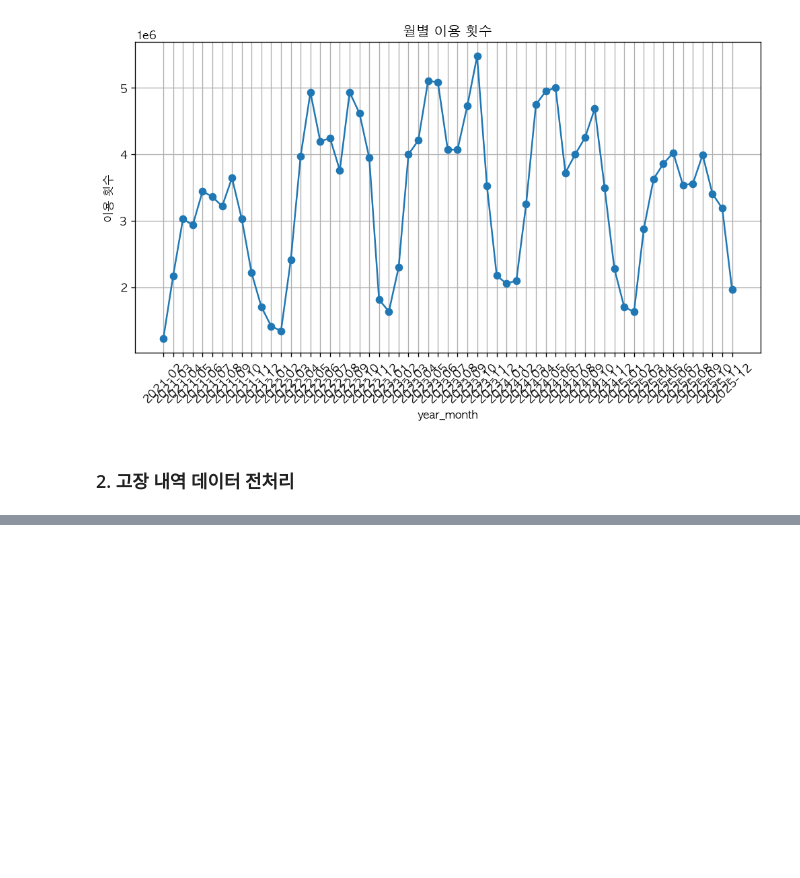
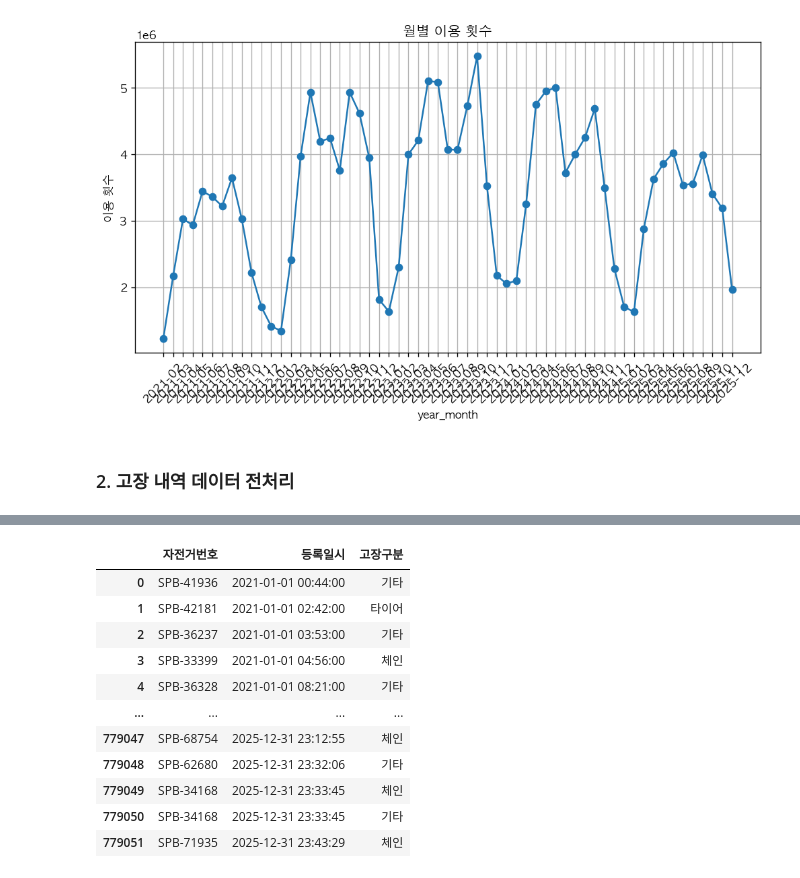
Before and after one commit to Jinx921/26-1_BITAmin_project, a Jupyter notebook: data_eda.ipynb, the cells around one changed output, grey strips where cells are left out. Drawn from its saved outputs; the diff is of its cells as text; code cells hidden in the pictures; blank space fills up the shorter version.

```diff
--- a/data_eda.ipynb
+++ b/data_eda.ipynb
@@ -268,0 +300,3 @@ repair_sample.head()
+# %%
+repair_files = sorted(glob.glob(os.path.join(REPAIR_DIR, "*.csv")))
+repair_files
@@ -268,0 +316,65 @@ repair_sample.head()
+# %%
+# 각 데이터 파일별로 컬럼명 확인
+# 인코딩 언어 확인
+for file in repair_files:
+    try:
+        df_temp = pd.read_csv(file, encoding='cp949', nrows=3)
+    except:
+        try:
+            df_temp = pd.read_csv(file, encoding='utf-8', nrows=3)
+        except:
+            df_temp = pd.read_excel(file, nrows=3)
+
+    df_temp.columns = df_temp.columns.str.strip()
+    print(f"\n파일명: {file}")
+    print(df_temp.columns.tolist())
+# %%
+# 컬럼 통일하고 데이터 concat
+repair_dfs = []
+
+for file in repair_files:
+    print(f"처리 중: {os.path.basename(file)}")
+
+    try:
+        df = pd.read_csv(file, encoding="cp949", low_memory=False)
+    except:
+        df = pd.read_csv(file, encoding="utf-8", low_memory=False)
+
+    # 컬럼명 공백 제거
+    df.columns = df.columns.str.strip()
+
+    # 컬럼명 통일
+    if '구분' in df.columns and '고장구분' not in df.columns:
+        df = df.rename(columns={'구분': '고장구분'})
+
+    # 필요한 컬럼만 남기기
+    df = df[['자전거번호', '등록일시', '고장구분']].copy()
+
+    # 등록일시 문자열 정리
+    df['등록일시'] = df['등록일시'].astype(str).str.strip()
+    df['등록일시'] = (
+        df['등록일시']
+        .str.replace('.', '-', regex=False)
+        .str.replace('/', '-', regex=False)
+    )
+    df['등록일시'] = df['등록일시'].replace(['', 'nan', 'None'], pd.NA)
+
+    # mixed 포맷 datetime 변환
+    df['등록일시'] = pd.to_datetime(
+        df['등록일시'],
+        format='mixed',
+        errors='coerce'
+    )
+
+    # 변환 실패 확인
+    na_count = df['등록일시'].isna().sum()
+    # print(f"등록일시 결측치: {na_count}")
+
+    repair_dfs.append(df)
+
+repair_all = pd.concat(repair_dfs, ignore_index=True)
+
+print("최종 shape:", repair_all.shape)
+print("최종 결측 수:", repair_all['등록일시'].isna().sum())
+display(repair_all)
+# %% [output]
@@ -268,0 +395,12 @@ repair_sample.head()
+|  | 자전거번호 | 등록일시 | 고장구분 |
+| 0 | SPB-41936 | 2021-01-01 00:44:00 | 기타 |
+| 1 | SPB-42181 | 2021-01-01 02:42:00 | 타이어 |
+| 2 | SPB-36237 | 2021-01-01 03:53:00 | 기타 |
+| 3 | SPB-33399 | 2021-01-01 04:56:00 | 체인 |
+| 4 | SPB-36328 | 2021-01-01 08:21:00 | 기타 |
+| ... | ... | ... | ... |
+| 779047 | SPB-68754 | 2025-12-31 23:12:55 | 체인 |
+| 779048 | SPB-62680 | 2025-12-31 23:32:06 | 기타 |
+| 779049 | SPB-34168 | 2025-12-31 23:33:45 | 체인 |
+| 779050 | SPB-34168 | 2025-12-31 23:33:45 | 기타 |
+| 779051 | SPB-71935 | 2025-12-31 23:43:29 | 체인 |
```
Also changed, not shown: parts of 10 cells of this notebook.
